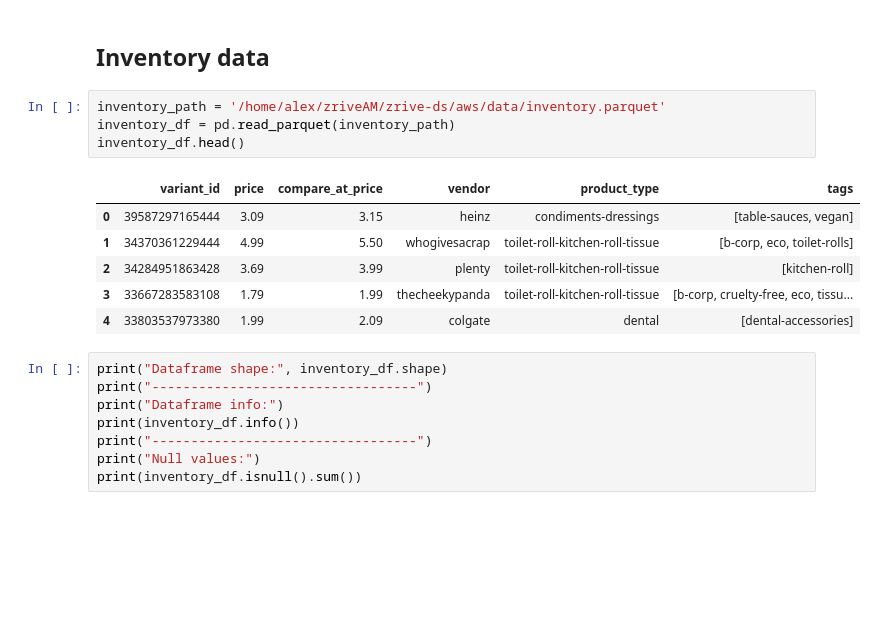
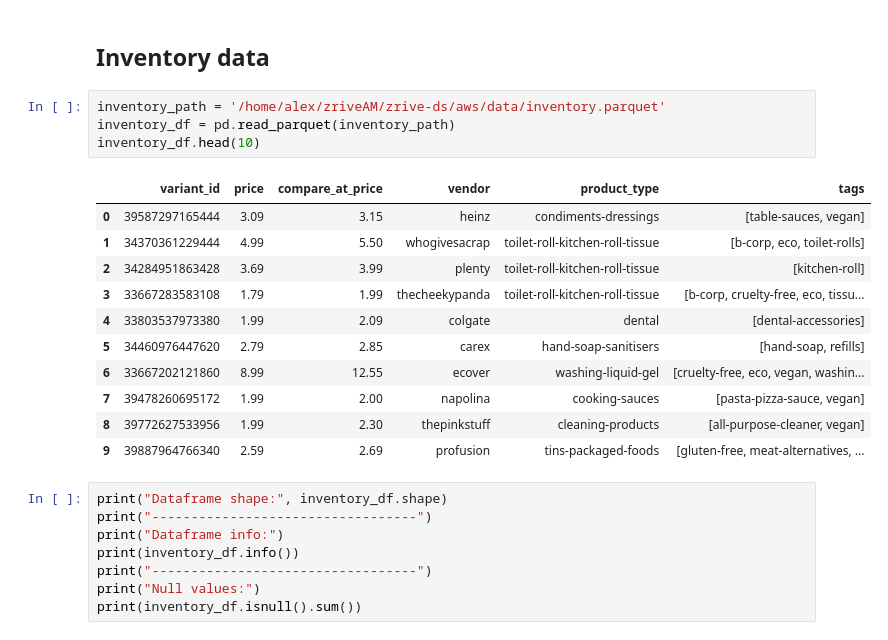
Before and after one commit to 10alexmarcos/zrive-ds, a Jupyter notebook: src/module_2/module_2_EDA.ipynb, the cells around one changed output. Saved outputs shown, nothing was run; the diff lists cells and outputs as text; blank space fills up the shorter version.

```diff
--- a/src/module_2/module_2_EDA.ipynb
+++ b/src/module_2/module_2_EDA.ipynb
@@ -125,14 +339,19 @@ dtype: int64
 # %%
 inventory_path = '/home/alex/zriveAM/zrive-ds/aws/data/inventory.parquet'
 inventory_df = pd.read_parquet(inventory_path)
-inventory_df.head()
+inventory_df.head(10)
 # %% [output]
 |  | variant_id | price | compare_at_price | vendor | product_type | tags |
 | 0 | 39587297165444 | 3.09 | 3.15 | heinz | condiments-dressings | [table-sauces, vegan] |
 | 1 | 34370361229444 | 4.99 | 5.50 | whogivesacrap | toilet-roll-kitchen-roll-tissue | [b-corp, eco, toilet-rolls] |
 | 2 | 34284951863428 | 3.69 | 3.99 | plenty | toilet-roll-kitchen-roll-tissue | [kitchen-roll] |
 | 3 | 33667283583108 | 1.79 | 1.99 | thecheekypanda | toilet-roll-kitchen-roll-tissue | [b-corp, cruelty-free, eco, tissu... |
 | 4 | 33803537973380 | 1.99 | 2.09 | colgate | dental | [dental-accessories] |
+| 5 | 34460976447620 | 2.79 | 2.85 | carex | hand-soap-sanitisers | [hand-soap, refills] |
+| 6 | 33667202121860 | 8.99 | 12.55 | ecover | washing-liquid-gel | [cruelty-free, eco, vegan, washin... |
+| 7 | 39478260695172 | 1.99 | 2.00 | napolina | cooking-sauces | [pasta-pizza-sauce, vegan] |
+| 8 | 39772627533956 | 1.99 | 2.30 | thepinkstuff | cleaning-products | [all-purpose-cleaner, vegan] |
+| 9 | 39887964766340 | 2.59 | 2.69 | profusion | tins-packaged-foods | [gluten-free, meat-alternatives, ... |
 # %%
 print("Dataframe shape:", inventory_df.shape)
 print("----------------------------------")
```
Also changed, not shown: parts of 17 cells of this notebook, 2 other files.
